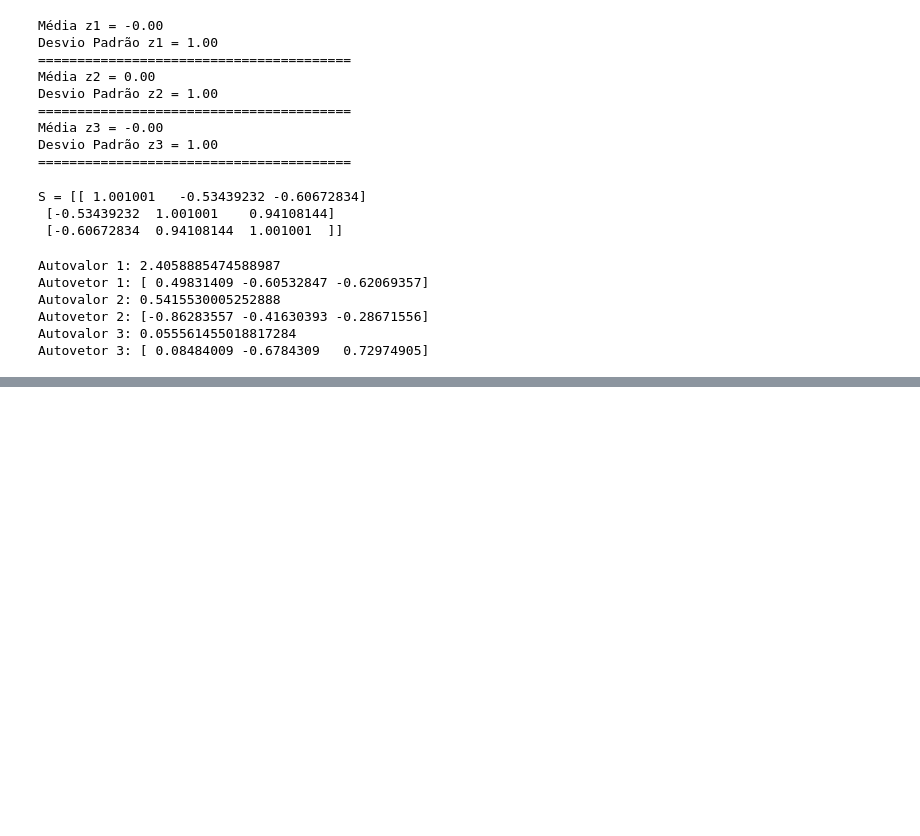
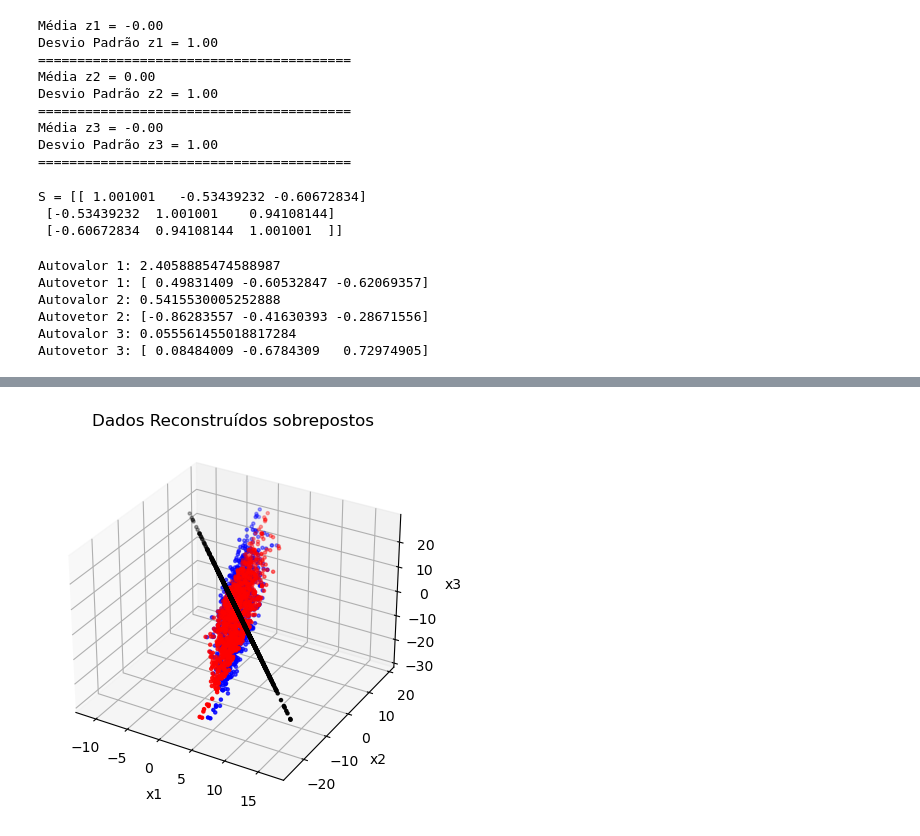
Before and after one commit to HenriqueTogo/machine-learning, a Jupyter notebook: Lista03/lista_03_231111280_q02.ipynb, the cells around one changed output, grey strips where cells are left out. Saved outputs shown, nothing was run; the diff lists cells and outputs as text; code cells hidden in the pictures; blank space fills up the shorter version.

```diff
--- a/Lista03/lista_03_231111280_q02.ipynb
+++ b/Lista03/lista_03_231111280_q02.ipynb
@@ -97,0 +152,14 @@ array([2.40348266, 0.54101145])
+# %%
+fig = plt.figure()
+ax = fig.add_subplot(projection='3d')
+
+ax.scatter(arr_pca[:,0], arr_pca[:,1], arr_pca[:,2], color='blue', marker='.')
+ax.scatter(x_r_2[:,0], x_r_2[:,1], x_r_2[:,2], color='red', marker='.')
+ax.scatter(x_r_1[:,0], x_r_1[:,1], x_r_1[:,2], color='black', marker='.')
+ax.set_xlabel('x1')
+ax.set_ylabel('x2')
+ax.set_zlabel('x3')
+plt.title('Dados Reconstruídos sobrepostos')
+plt.show()
+# %% [output]
+[figure, added]
```
Also changed, not shown: parts of 9 cells of this notebook.
